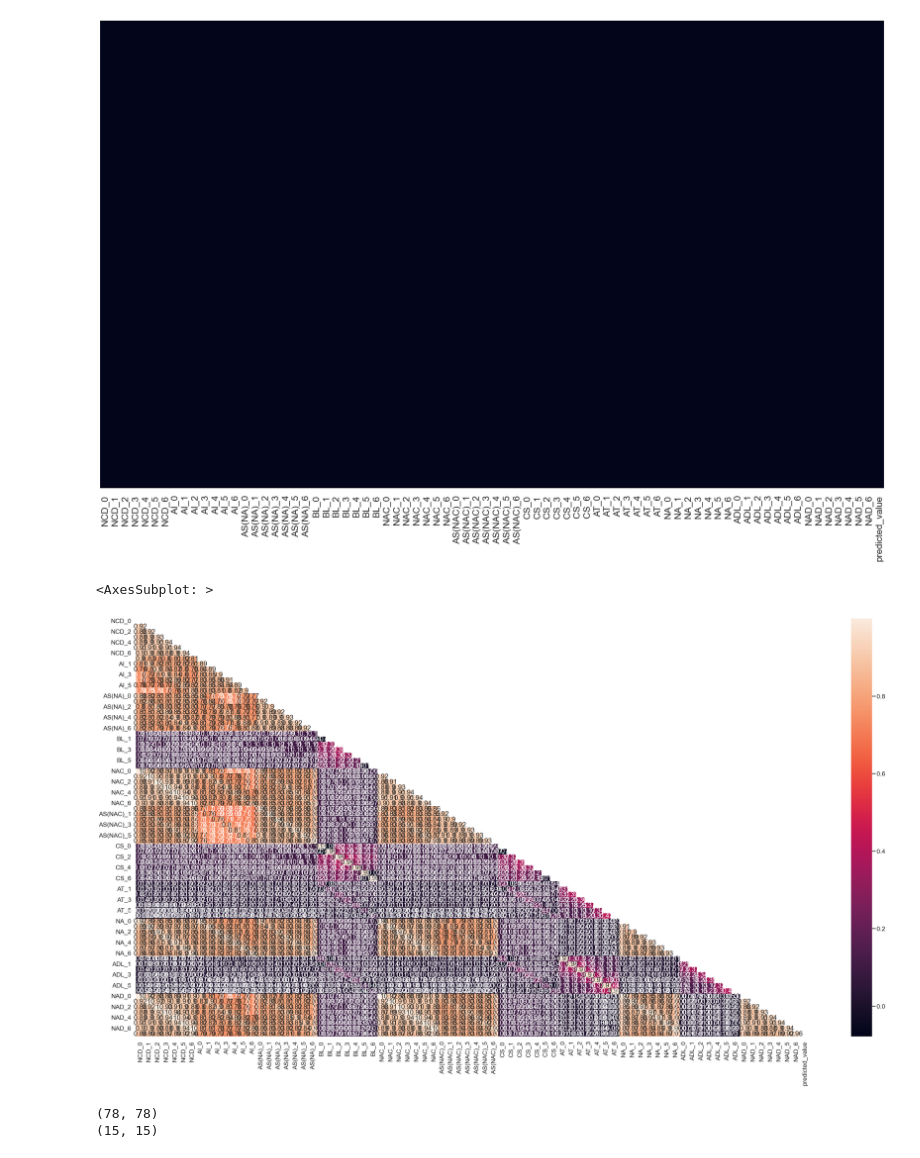
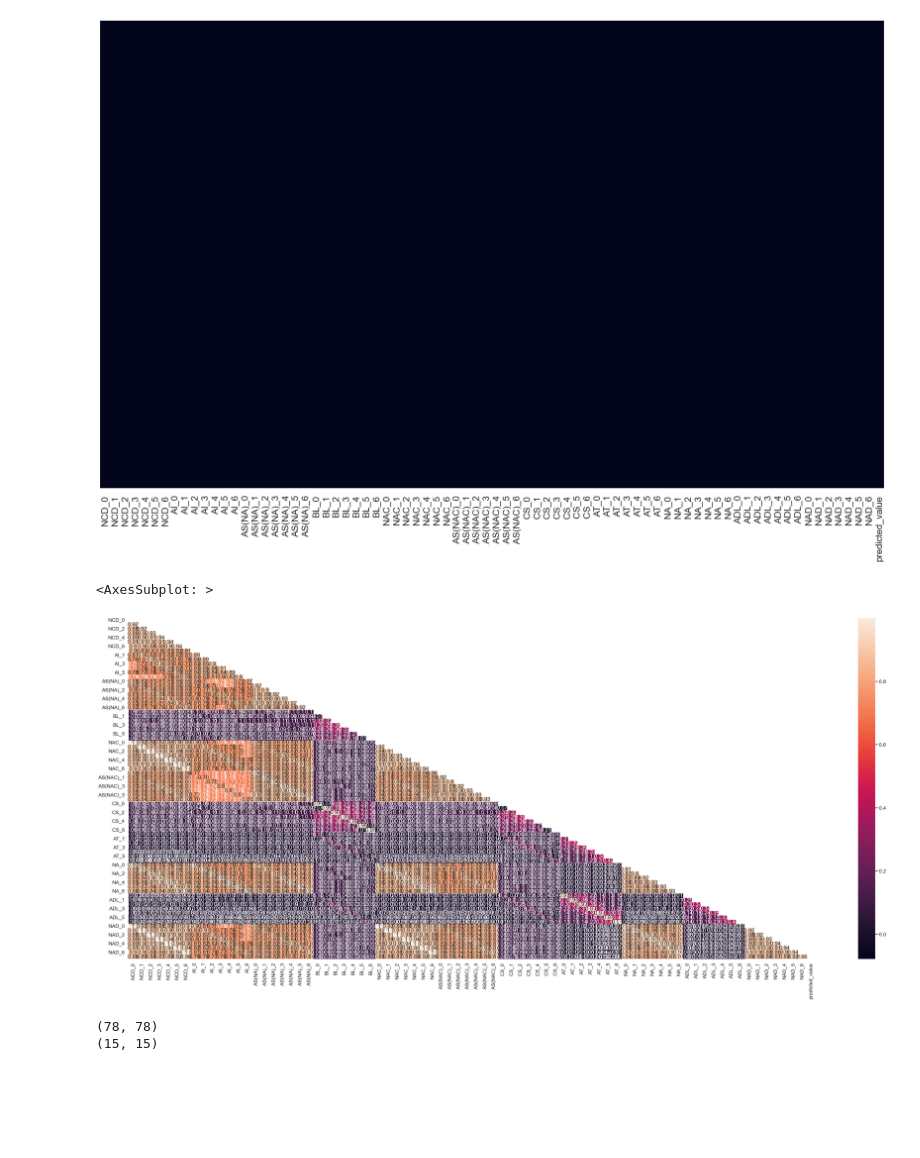
Before and after one commit to kspicer80/machine_learning_projects, a Jupyter notebook: regression_on_twitter_and_toms_hardware/t_and_th_notebook.ipynb, the cells around one changed output. Saved outputs shown, nothing was run; the diff lists cells and outputs as text; code cells hidden in the pictures; blank space fills up the shorter version.

```diff
--- a/regression_on_twitter_and_toms_hardware/t_and_th_notebook.ipynb
+++ b/regression_on_twitter_and_toms_hardware/t_and_th_notebook.ipynb
@@ -44,13 +44,13 @@ sns.heatmap(twitter_df.isnull(), yticklabels=False, cbar=False)
 [figure]
 # %%
 import numpy as np
-plt.figure(figsize=(40, 20))
+plt.figure(figsize=(50, 20))
 corr_matrix = twitter_df.corr()
 mask = np.triu(np.ones_like(corr_matrix, dtype=bool))
 sns.heatmap(corr_matrix, mask=mask, annot=True)
 # %% [output]
 <AxesSubplot: >
-[figure, old version]
+[figure, new version]
 # %%
 plt.figure(figsize=(20, 8))
 n = 15
```
